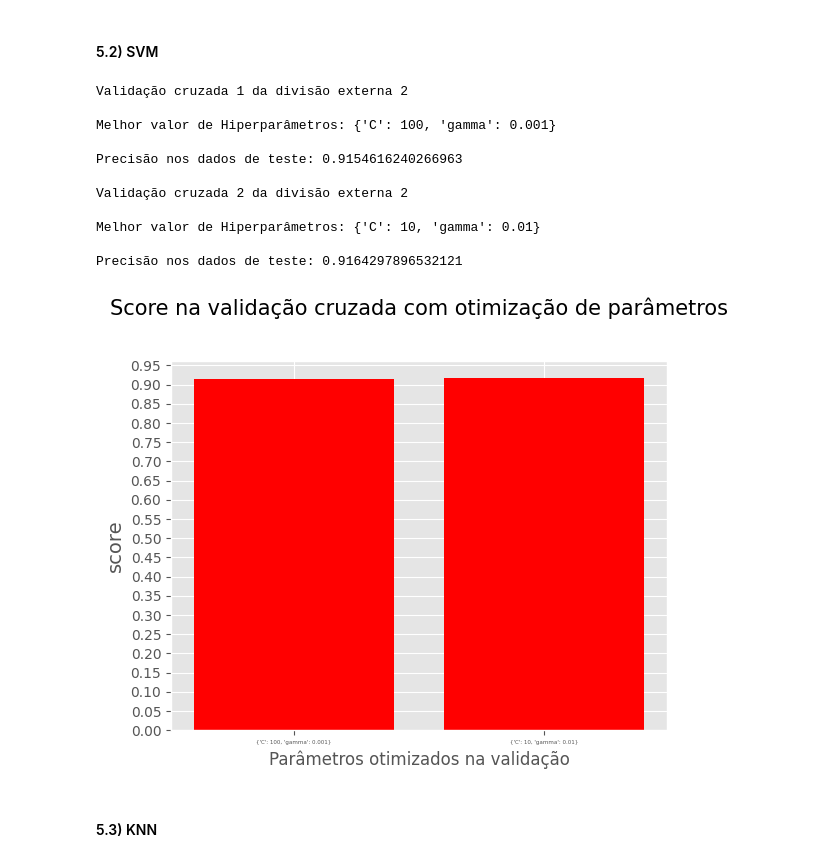
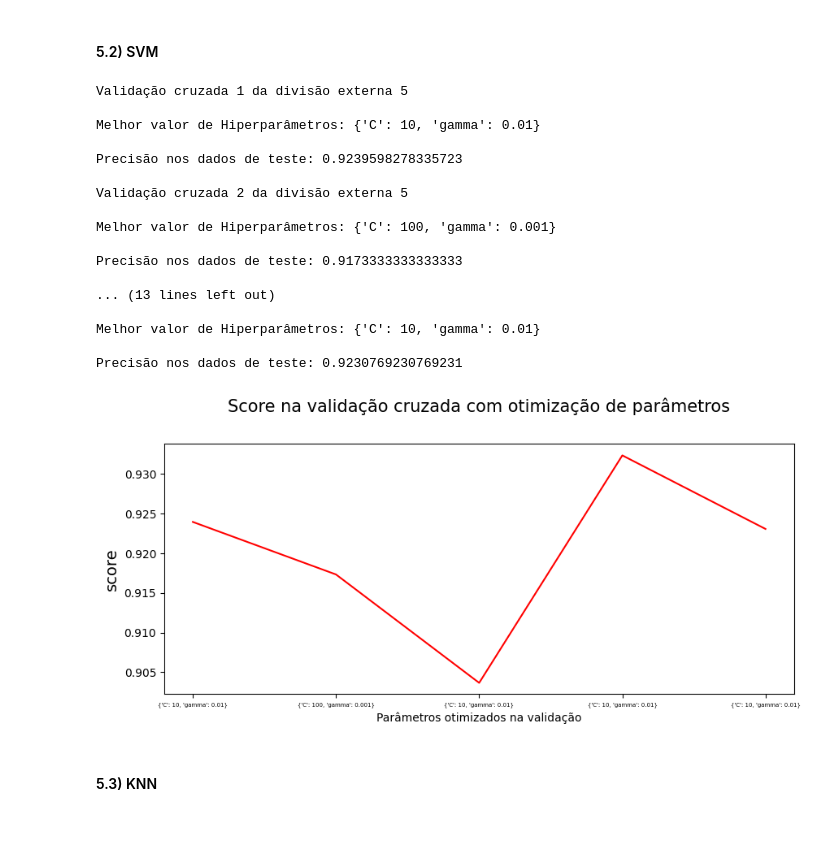
Before and after one commit to PHM-araujo/Machine-Learning, a Jupyter notebook: Practical_work/Spam_prediction.ipynb, the cells around one changed output. Cells and saved outputs as stored; diff of their text form; code cells hidden in the pictures; blank space fills up the shorter version.

```diff
--- a/Practical_work/Spam_prediction.ipynb
+++ b/Practical_work/Spam_prediction.ipynb
@@ -20,19 +20,18 @@ from sklearn.metrics import ConfusionMatrixDisplay
 
 
 color = sns.color_palette()
-plt.style.use("ggplot")
 # %% [markdown]
 ### 1.2) Funções úteis
 # %%
 # Gráfico com a interpretação dos dados
 def modelResultsChart(x, y, labels_x, title):
     # Plot scores on each trial for nested and non-nested CV
-    plt.figure()
-    plt.bar(range(x), y, color="r")
+    plt.figure(figsize=(12,4))
+    plt.plot(range(x), y, color="r")
 
     plt.ylabel("score", fontsize="14")
     plt.xticks(range(x), labels_x, fontsize=4)
-    plt.yticks(np.arange(0, 1, 0.05))
+    #plt.yticks(np.arange(0, 1, 0.05))
     plt.xlabel("Parâmetros otimizados na validação")
 
     plt.title(
@@ -41,8 +40,28 @@ def modelResultsChart(x, y, labels_x, title):
     y=1.1,
     fontsize="15",
     )
+    # cell_text = np.matrix(float)
+    # print(cell_text)
+    # columns = []
+    # columns.append('Fold')
+    # dic = labels_x[0]
 
 
+    # for i in range(2):
+    #     aux = labels_x[i]
+    #     j = 0
+    #     for chave in aux.keys():
+    #         cell_text[i][j] = str(aux[chave])
+    #         j += 1
+
+    # for chaves in dic:
+    #     columns.append(chaves)
+
+    # columns.append('F-score')
+    # rows = ['0', '1']
+    # print(cell_text)
+    # plt.table(rowLabels=rows, colLabels=columns, cellText=cell_text, loc='bottom')
+
     plt.show()
 # %% [markdown]
 ## 2) Carregar dados do DB
@@ -165,23 +184,29 @@ def optimizedCrossValidation(tunning, clf, X, y, n_splits_out = 3, n_splits_in =
 # %%
 
 tunnig = {"C":[1, 10, 100], "gamma": [0.1, 0.01, 0.001]}
 
 svm_clf = svm.SVC(kernel='rbf')
 
-optimizedCrossValidation(tunnig, svm_clf, X_norm, y, n_splits_out = 2, n_splits_in = 2)
+optimizedCrossValidation(tunnig, svm_clf, X_norm, y, n_splits_out = 5, n_splits_in = 5)
 # %% [output]
-Validação cruzada 1 da divisão externa 2
+Validação cruzada 1 da divisão externa 5
+
+Melhor valor de Hiperparâmetros: {'C': 10, 'gamma': 0.01}
+
+Precisão nos dados de teste: 0.9239598278335723
+
+Validação cruzada 2 da divisão externa 5
 
 Melhor valor de Hiperparâmetros: {'C': 100, 'gamma': 0.001}
 
-Precisão nos dados de teste: 0.9154616240266963
+Precisão nos dados de teste: 0.9173333333333333
 
-Validação cruzada 2 da divisão externa 2
+... (13 lines left out)
 
 Melhor valor de Hiperparâmetros: {'C': 10, 'gamma': 0.01}
 
-Precisão nos dados de teste: 0.9164297896532121
+Precisão nos dados de teste: 0.9230769230769231
-[figure, old version]
+[figure, new version]
 # %% [markdown]
 #### 5.3) KNN
 # %%
```
Also changed, not shown: parts of 3 cells of this notebook.
